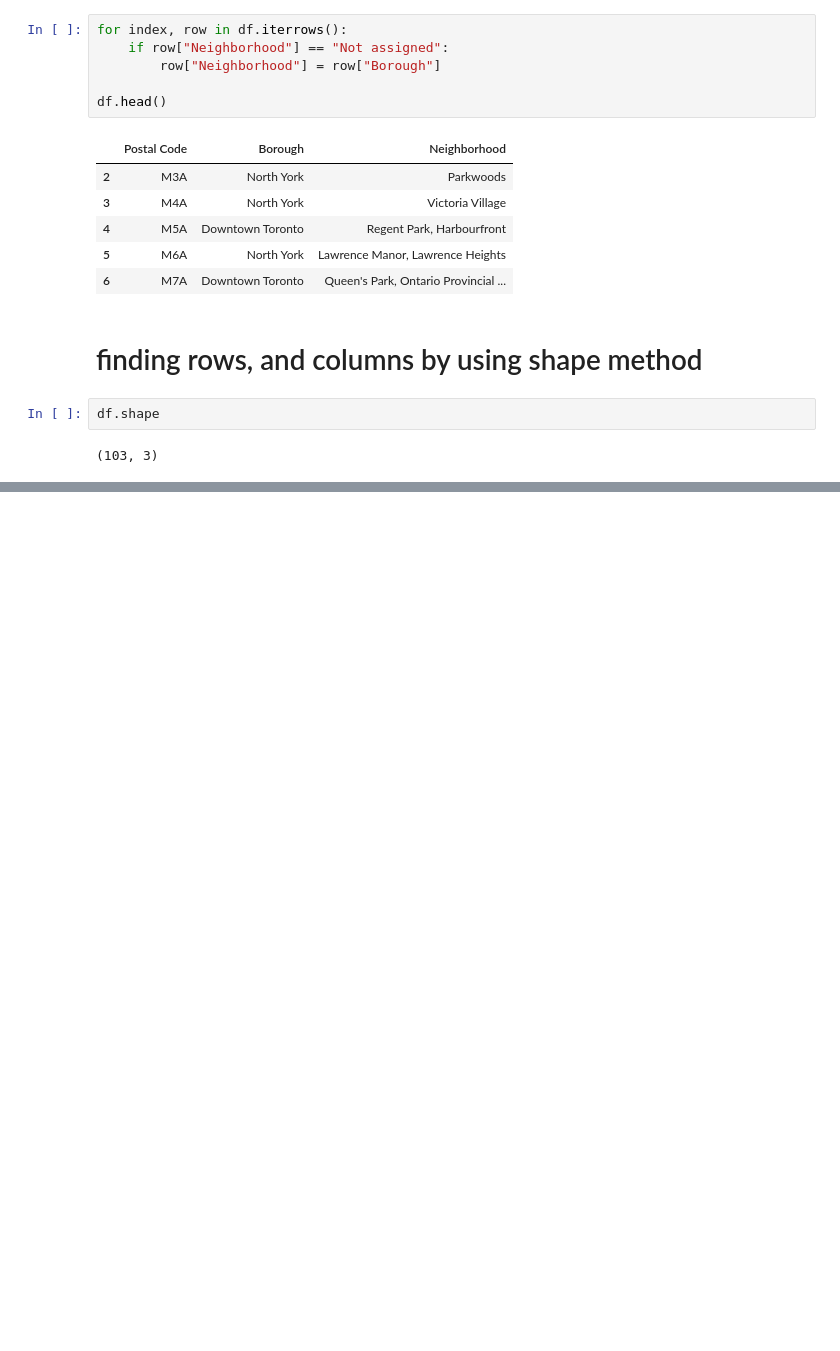
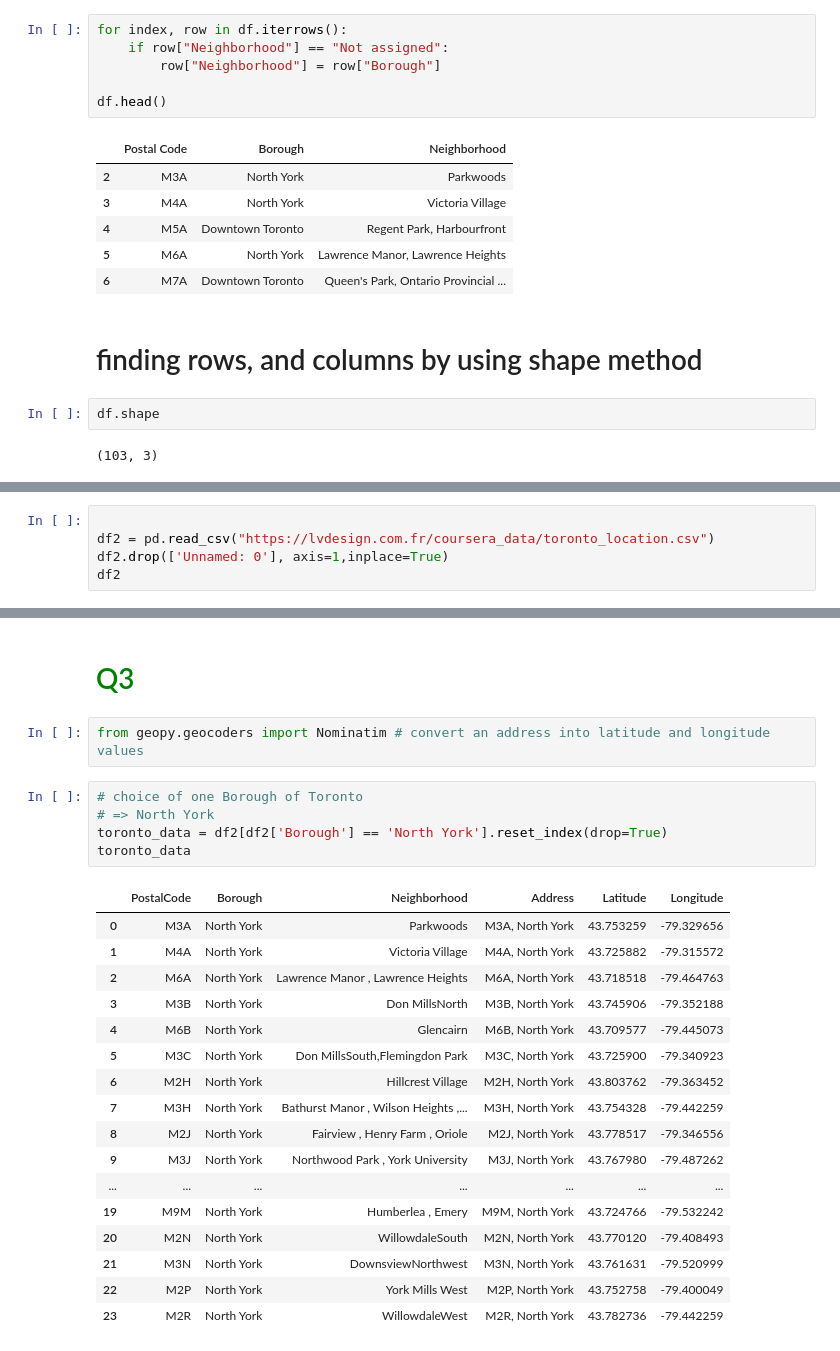
Before and after one commit to saiganesh-d/MALL-analysis, a Jupyter notebook: week3_1.ipynb, the cells around one changed output, grey strips where cells are left out. Saved outputs shown, nothing was run; the diff lists cells and outputs as text; blank space fills up the shorter version.

```diff
--- a/week3_1.ipynb
+++ b/week3_1.ipynb
@@ -77,0 +111,5 @@ df.shape
+# %%
+
+df2 = pd.read_csv("https://lvdesign.com.fr/coursera_data/toronto_location.csv")
+df2.drop(['Unnamed: 0'], axis=1,inplace=True)
+df2
@@ -77,0 +130,27 @@ df.shape
+# %% [markdown]
+<h1 span style="color:green"> Q3
+# %%
+from geopy.geocoders import Nominatim # convert an address into latitude and longitude values
+# %%
+# choice of one Borough of Toronto
+# => North York
+toronto_data = df2[df2['Borough'] == 'North York'].reset_index(drop=True)
+toronto_data
+# %% [output]
+|  | PostalCode | Borough | Neighborhood | Address | Latitude | Longitude |
+| 0 | M3A | North York | Parkwoods | M3A, North York | 43.753259 | -79.329656 |
+| 1 | M4A | North York | Victoria Village | M4A, North York | 43.725882 | -79.315572 |
+| 2 | M6A | North York | Lawrence Manor , Lawrence Heights | M6A, North York | 43.718518 | -79.464763 |
+| 3 | M3B | North York | Don MillsNorth | M3B, North York | 43.745906 | -79.352188 |
+| 4 | M6B | North York | Glencairn | M6B, North York | 43.709577 | -79.445073 |
+| 5 | M3C | North York | Don MillsSouth,Flemingdon Park | M3C, North York | 43.725900 | -79.340923 |
+| 6 | M2H | North York | Hillcrest Village | M2H, North York | 43.803762 | -79.363452 |
+| 7 | M3H | North York | Bathurst Manor , Wilson Heights ,... | M3H, North York | 43.754328 | -79.442259 |
+| 8 | M2J | North York | Fairview , Henry Farm , Oriole | M2J, North York | 43.778517 | -79.346556 |
+| 9 | M3J | North York | Northwood Park , York University | M3J, North York | 43.767980 | -79.487262 |
+| ... | ... | ... | ... | ... | ... | ... |
+| 19 | M9M | North York | Humberlea , Emery | M9M, North York | 43.724766 | -79.532242 |
+| 20 | M2N | North York | WillowdaleSouth | M2N, North York | 43.770120 | -79.408493 |
+| 21 | M3N | North York | DownsviewNorthwest | M3N, North York | 43.761631 | -79.520999 |
+| 22 | M2P | North York | York Mills West | M2P, North York | 43.752758 | -79.400049 |
+| 23 | M2R | North York | WillowdaleWest | M2R, North York | 43.782736 | -79.442259 |
```
Also changed, not shown: parts of 29 cells of this notebook.
